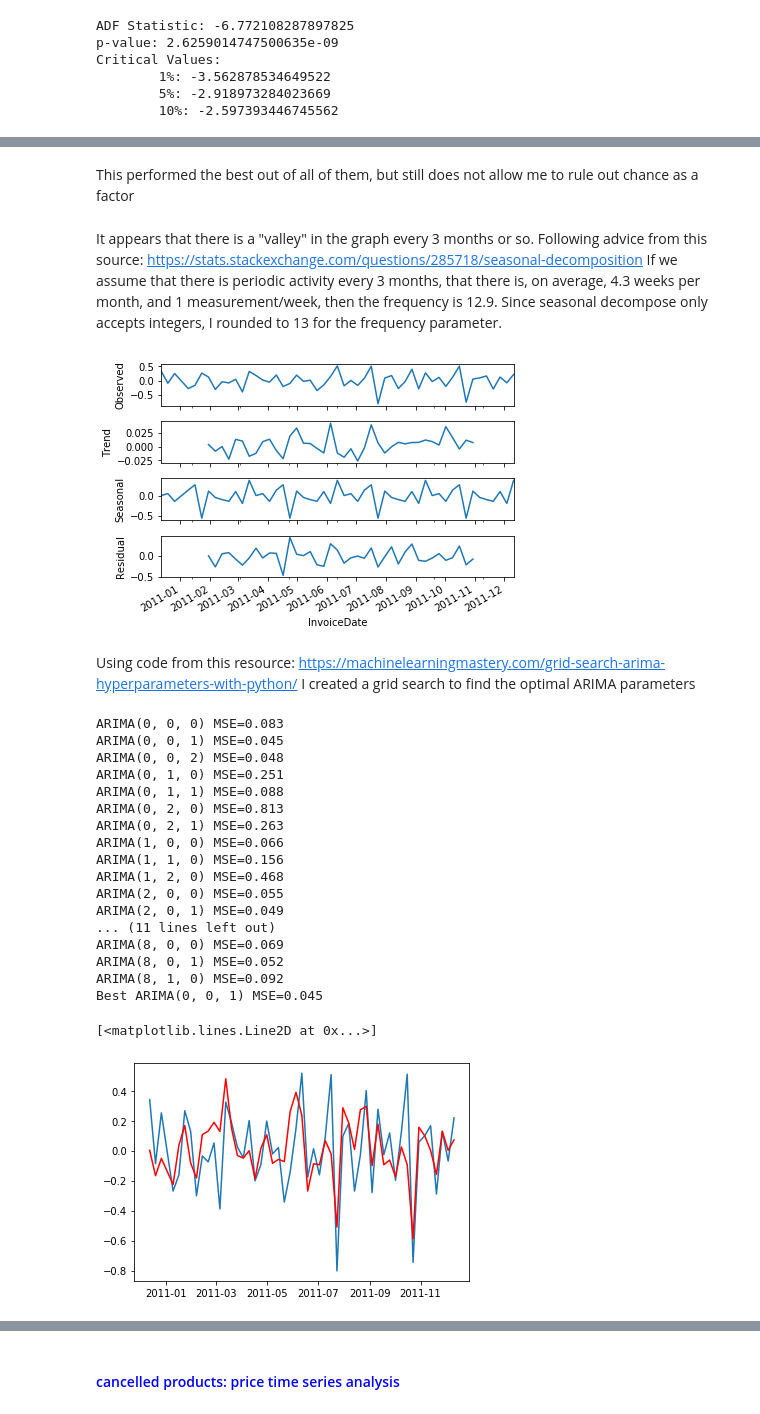
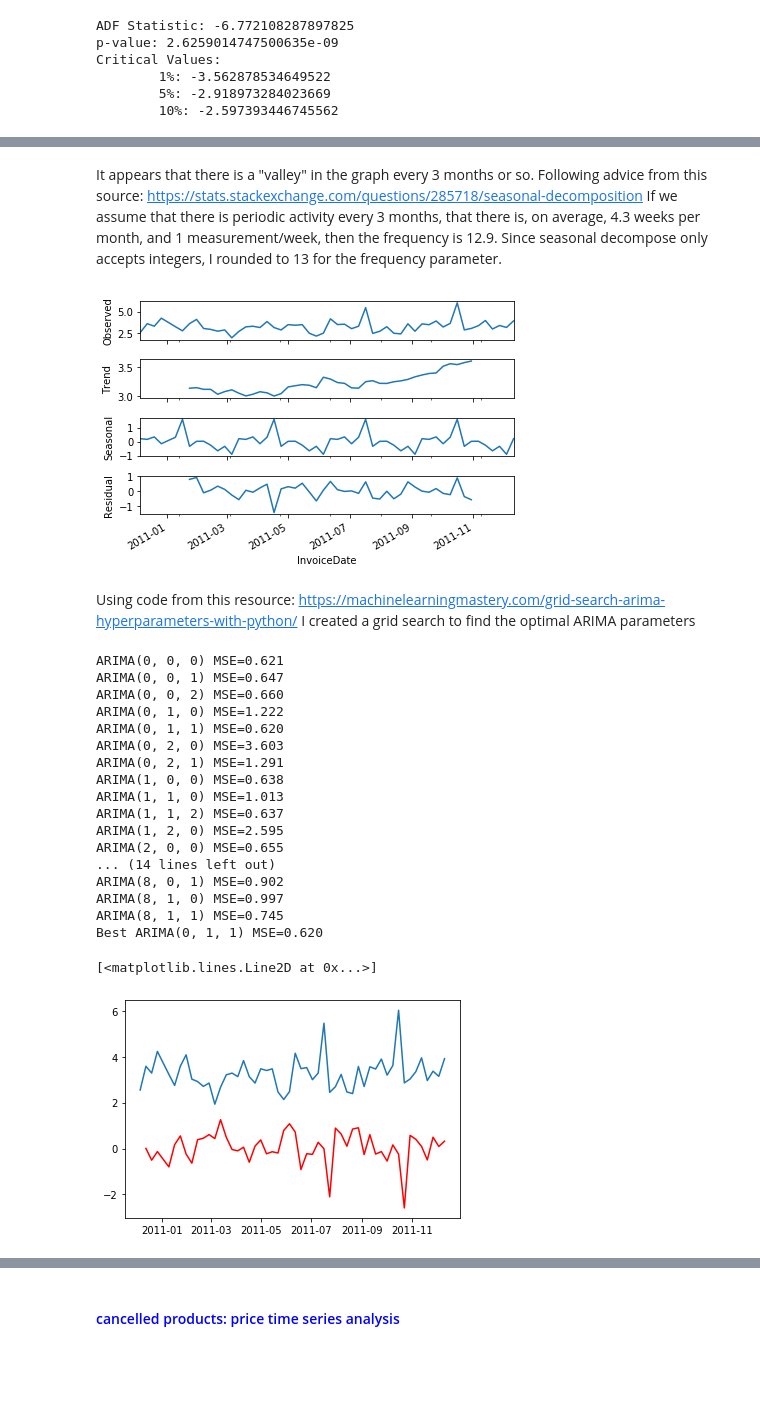
Before and after one commit to bhan-ds/Springboard-Capstone2, a Jupyter notebook: Capstone 2.ipynb, the cells around one changed output, grey strips where cells are left out. Drawn from its saved outputs; the diff is of its cells as text; code cells hidden in the pictures; blank space fills up the shorter version.

```diff
--- a/Capstone 2.ipynb
+++ b/Capstone 2.ipynb
@@ -1247,14 +1183,12 @@ Critical Values:
-# %% [markdown]
-This performed the best out of all of them, but still does not allow me to rule out chance as a factor
 # %% [markdown]
 It appears that there is a "valley" in the graph every 3 months or so. Following advice from this source: https://stats.stackexchange.com/questions/285718/seasonal-decomposition
 If we assume that there is periodic activity every 3 months, that there is, on average, 4.3 weeks per month, and 1 measurement/week, then the frequency is 12.9. Since seasonal decompose only accepts integers, I rounded to 13 for the frequency parameter.
 # %%
-decomp = seasonal_decompose(can_w_log_shift, model='additive', freq=13)
+decomp = seasonal_decompose(can_w, model='additive', freq=13)
 fig = decomp.plot()
 plt.show()
 # %% [output]
-[figure, old version]
+[figure, new version]
 # %% [markdown]
 Using code from this resource: https://machinelearningmastery.com/grid-search-arima-hyperparameters-with-python/ I created a grid search to find the optimal ARIMA parameters
 # %%
@@ -1296,32 +1230,32 @@ def evaluate_models(dataset, p_values, d_values, q_values):
 p_values = [0, 1, 2, 4, 6, 8]
 d_values = range(0, 3)
 q_values = range(0, 3)
-evaluate_models(can_w_log_shift.values, p_values, d_values, q_values)
+evaluate_models(can_w.values, p_values, d_values, q_values)
 # %% [output]
-ARIMA(0, 0, 0) MSE=0.083
-ARIMA(0, 0, 1) MSE=0.045
-ARIMA(0, 0, 2) MSE=0.048
-ARIMA(0, 1, 0) MSE=0.251
-ARIMA(0, 1, 1) MSE=0.088
-ARIMA(0, 2, 0) MSE=0.813
-ARIMA(0, 2, 1) MSE=0.263
-ARIMA(1, 0, 0) MSE=0.066
-ARIMA(1, 1, 0) MSE=0.156
-ARIMA(1, 2, 0) MSE=0.468
-ARIMA(2, 0, 0) MSE=0.055
-ARIMA(2, 0, 1) MSE=0.049
-... (11 lines left out)
-ARIMA(8, 0, 0) MSE=0.069
-ARIMA(8, 0, 1) MSE=0.052
-ARIMA(8, 1, 0) MSE=0.092
-Best ARIMA(0, 0, 1) MSE=0.045
+ARIMA(0, 0, 0) MSE=0.621
+ARIMA(0, 0, 1) MSE=0.647
+ARIMA(0, 0, 2) MSE=0.660
+ARIMA(0, 1, 0) MSE=1.222
+ARIMA(0, 1, 1) MSE=0.620
+ARIMA(0, 2, 0) MSE=3.603
+ARIMA(0, 2, 1) MSE=1.291
+ARIMA(1, 0, 0) MSE=0.638
+ARIMA(1, 1, 0) MSE=1.013
+ARIMA(1, 1, 2) MSE=0.637
+ARIMA(1, 2, 0) MSE=2.595
+ARIMA(2, 0, 0) MSE=0.655
+... (14 lines left out)
+ARIMA(8, 0, 1) MSE=0.902
+ARIMA(8, 1, 0) MSE=0.997
+ARIMA(8, 1, 1) MSE=0.745
+Best ARIMA(0, 1, 1) MSE=0.620
 # %%
 #using best ARIMA parameters from grid search to create model
-model = ARIMA(can_w_log_shift, order=(0,0,1))
+model = ARIMA(can_w, order=(0,1,1))
 results = model.fit()
-plt.plot(can_w_log_shift)
+plt.plot(can_w)
 plt.plot(results.fittedvalues, color='red')
 # %% [output]
 [<matplotlib.lines.Line2D at 0x...>]
-[figure, old version]
+[figure, new version]
 # %% [markdown]
```
Also changed, not shown: parts of 65 cells of this notebook.
